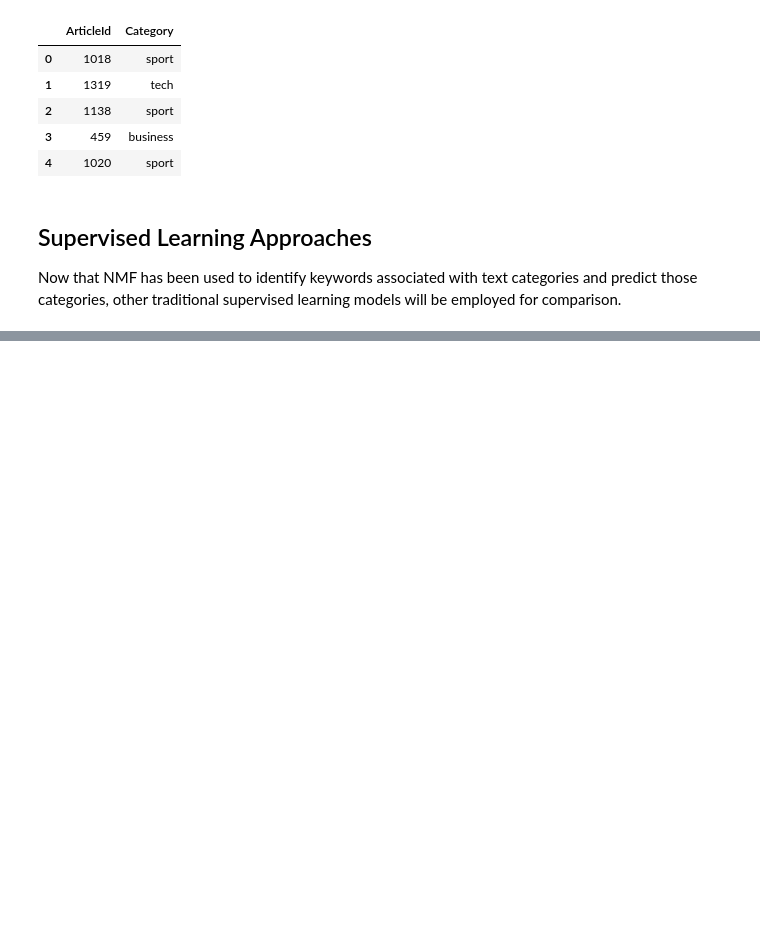
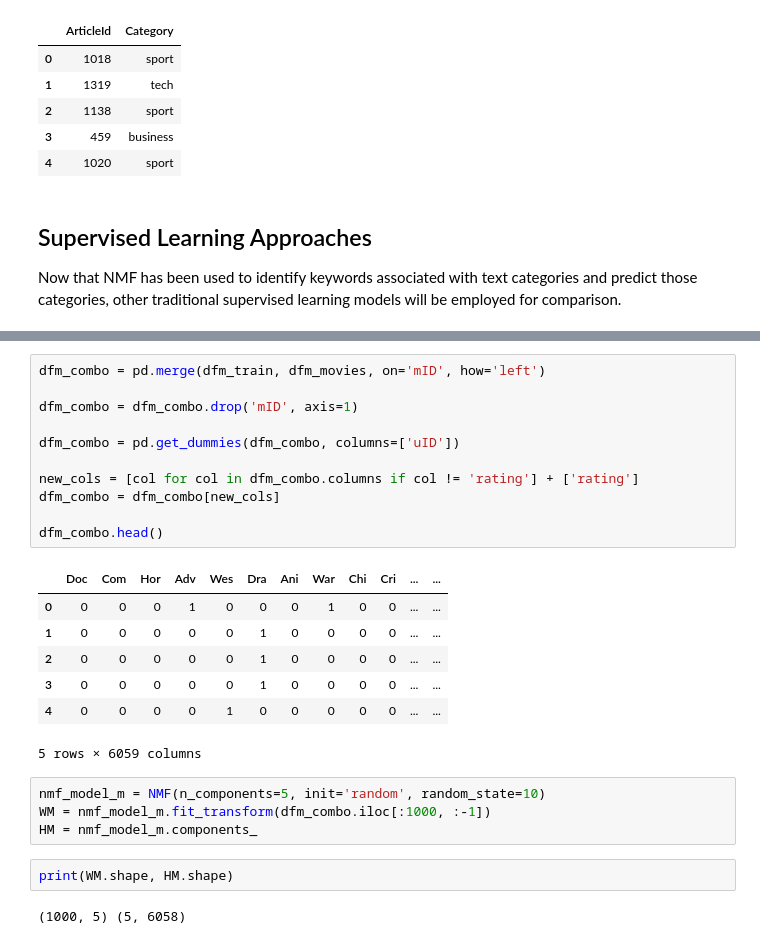
Before and after one commit to iansind/news-article-classification, a Jupyter notebook: BBC_text_classification.ipynb, the cells around one changed output, grey strips where cells are left out. Saved outputs shown, nothing was run; the diff lists cells and outputs as text; blank space fills up the shorter version.

```diff
--- a/BBC_text_classification.ipynb
+++ b/BBC_text_classification.ipynb
@@ -349,0 +456,27 @@ accuracy_score(y_test, y_pred)
+# %%
+dfm_combo = pd.merge(dfm_train, dfm_movies, on='mID', how='left')
+
+dfm_combo = dfm_combo.drop('mID', axis=1)
+
+dfm_combo = pd.get_dummies(dfm_combo, columns=['uID'])
+
+new_cols = [col for col in dfm_combo.columns if col != 'rating'] + ['rating']
+dfm_combo = dfm_combo[new_cols]
+
+dfm_combo.head()
+# %% [output]
+|  | Doc | Com | Hor | Adv | Wes | Dra | Ani | War | Chi | Cri | ... | ... |
+| 0 | 0 | 0 | 0 | 1 | 0 | 0 | 0 | 1 | 0 | 0 | ... | ... |
+| 1 | 0 | 0 | 0 | 0 | 0 | 1 | 0 | 0 | 0 | 0 | ... | ... |
+| 2 | 0 | 0 | 0 | 0 | 0 | 1 | 0 | 0 | 0 | 0 | ... | ... |
+| 3 | 0 | 0 | 0 | 0 | 0 | 1 | 0 | 0 | 0 | 0 | ... | ... |
+| 4 | 0 | 0 | 0 | 0 | 1 | 0 | 0 | 0 | 0 | 0 | ... | ... |
+5 rows × 6059 columns
+# %%
+nmf_model_m = NMF(n_components=5, init='random', random_state=10)
+WM = nmf_model_m.fit_transform(dfm_combo.iloc[:1000, :-1])
+HM = nmf_model_m.components_
+# %%
+print(WM.shape, HM.shape)
+# %% [output]
+(1000, 5) (5, 6058)
```
Also changed, not shown: parts of 17 cells of this notebook.
